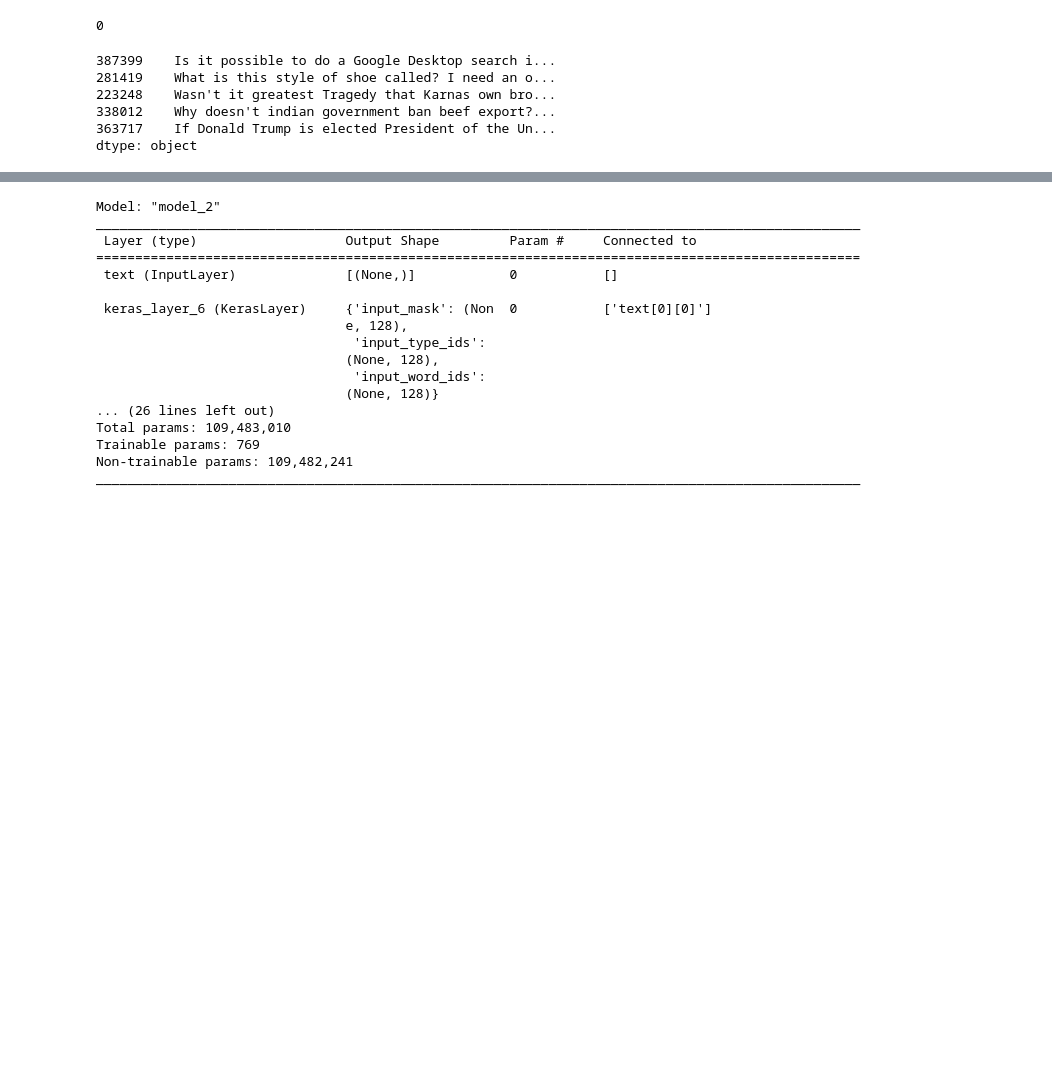
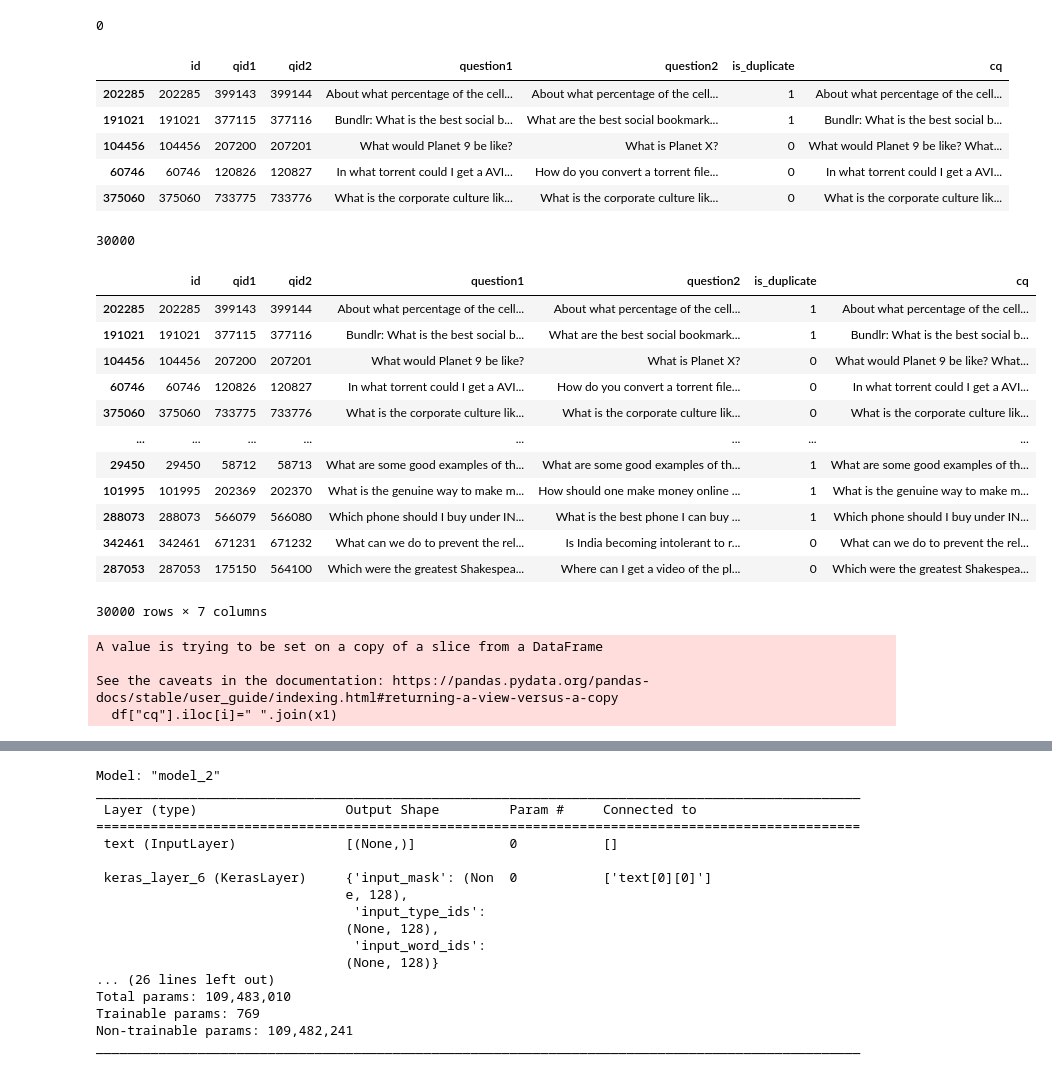
Before and after one commit to paramrajyadav/Duplicate_question, a Jupyter notebook: duplicateQuestion.ipynb, the cells around one changed output, grey strips where cells are left out. Drawn from its saved outputs; the diff is of its cells as text; code cells hidden in the pictures; blank space fills up the shorter version.

```diff
--- a/duplicateQuestion.ipynb
+++ b/duplicateQuestion.ipynb
@@ -38,12 +56,16 @@ df.duplicated().sum()
 0
 # %%
 ques_df = df[['is_duplicate']]
-df3 = df['question1'] + ' ' + df['question2']
-df3.head()
+df["cq"] = df['question1'] + ' ' + df['question2']
+df.head()
 # %% [output]
-387399    Is it possible to do a Google Desktop search i...
-281419    What is this style of shoe called? I need an o...
-223248    Wasn't it greatest Tragedy that Karnas own bro...
-338012    Why doesn't indian government ban beef export?...
-363717    If Donald Trump is elected President of the Un...
-dtype: object
+|  | id | qid1 | qid2 | question1 | question2 | is_duplicate | cq |
+| 202285 | 202285 | 399143 | 399144 | About what percentage of the cell... | About what percentage of the cell... | 1 | About what percentage of the cell... |
+| 191021 | 191021 | 377115 | 377116 | Bundlr: What is the best social b... | What are the best social bookmark... | 1 | Bundlr: What is the best social b... |
+| 104456 | 104456 | 207200 | 207201 | What would Planet 9 be like? | What is Planet X? | 0 | What would Planet 9 be like? What... |
+| 60746 | 60746 | 120826 | 120827 | In what torrent could I get a AVI... | How do you convert a torrent file... | 0 | In what torrent could I get a AVI... |
+| 375060 | 375060 | 733775 | 733776 | What is the corporate culture lik... | What is the corporate culture lik... | 0 | What is the corporate culture lik... |
+# %%
+len(df["cq"])
+# %% [output]
+30000
@@ -49,0 +74,36 @@ dtype: object
+# %%
+df
+# %% [output]
+|  | id | qid1 | qid2 | question1 | question2 | is_duplicate | cq |
+| 202285 | 202285 | 399143 | 399144 | About what percentage of the cell... | About what percentage of the cell... | 1 | About what percentage of the cell... |
+| 191021 | 191021 | 377115 | 377116 | Bundlr: What is the best social b... | What are the best social bookmark... | 1 | Bundlr: What is the best social b... |
+| 104456 | 104456 | 207200 | 207201 | What would Planet 9 be like? | What is Planet X? | 0 | What would Planet 9 be like? What... |
+| 60746 | 60746 | 120826 | 120827 | In what torrent could I get a AVI... | How do you convert a torrent file... | 0 | In what torrent could I get a AVI... |
+| 375060 | 375060 | 733775 | 733776 | What is the corporate culture lik... | What is the corporate culture lik... | 0 | What is the corporate culture lik... |
+| ... | ... | ... | ... | ... | ... | ... | ... |
+| 29450 | 29450 | 58712 | 58713 | What are some good examples of th... | What are some good examples of th... | 1 | What are some good examples of th... |
+| 101995 | 101995 | 202369 | 202370 | What is the genuine way to make m... | How should one make money online ... | 1 | What is the genuine way to make m... |
+| 288073 | 288073 | 566079 | 566080 | Which phone should I buy under IN... | What is the best phone I can buy ... | 1 | Which phone should I buy under IN... |
+| 342461 | 342461 | 671231 | 671232 | What can we do to prevent the rel... | Is India becoming intolerant to r... | 0 | What can we do to prevent the rel... |
+| 287053 | 287053 | 175150 | 564100 | Which were the greatest Shakespea... | Where can I get a video of the pl... | 0 | Which were the greatest Shakespea... |
+30000 rows × 7 columns
+# %%
+for i in range(len(df["cq"])):
+  x=df["cq"].iloc[i].split()
+  x1=[j.lower() for j in x]
+  df["cq"].iloc[i]=" ".join(x1)
+
+
+
+# for i in range(len(df["cq"])):
+#     words = df["cq"].iloc[i].split()
+#     lowercase_words = [word.lower() for word in words]
+#     df["cq"].iloc[i] = " ".join(lowercase_words)
+
+# # Display the modified DataFrame
+# print(df)
+# %% [output]
+A value is trying to be set on a copy of a slice from a DataFrame
+
+See the caveats in the documentation: https://pandas.pydata.org/pandas-docs/stable/user_guide/indexing.html#returning-a-view-versus-a-copy
+  df["cq"].iloc[i]=" ".join(x1)
```
Also changed, not shown: parts of 10 cells of this notebook.
